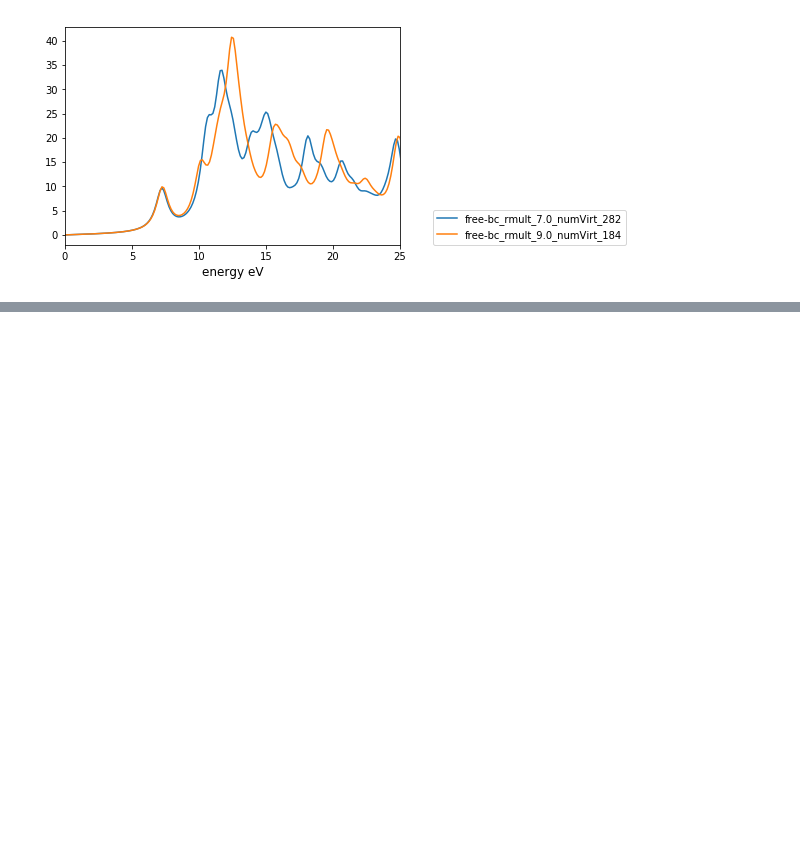
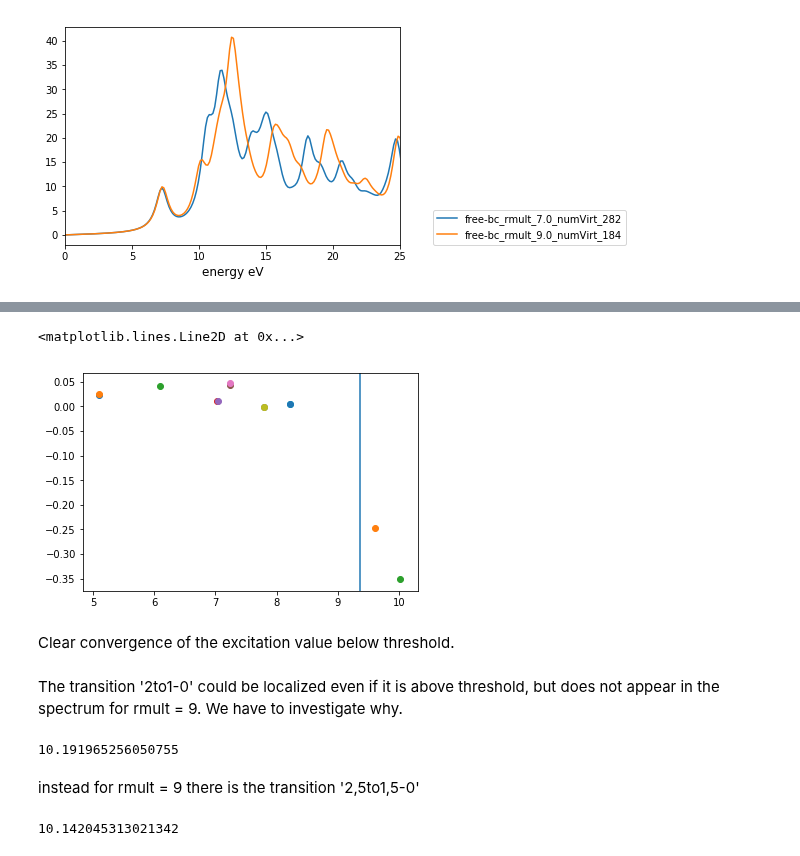
Before and after one commit to luigigenovese/KPM-nb, a Jupyter notebook: POLARIZABILITY/CO/Stability_and_convergence_linear_response.ipynb, the cells around one changed output, grey strips where cells are left out. Saved outputs shown, nothing was run; the diff lists cells and outputs as text; code cells hidden in the pictures; blank space fills up the shorter version.

```diff
--- a/POLARIZABILITY/CO/Stability_and_convergence_linear_response.ipynb
+++ b/POLARIZABILITY/CO/Stability_and_convergence_linear_response.ipynb
@@ -30,12 +30,12 @@ simSetup = {
 # %%
 statPol = {}
 spectrum = {}
-#excitations = {}
+excitations = {}
 Data = {}
 for bc,s in simSetup.iteritems():
     statPol[bc] = {}
     spectrum[bc] = {}
-    #excitations[bc] = {}
+    excitations[bc] = {}
     Data[bc] = {}
 
     path = bc+outputpath
@@ -46,8 +46,8 @@ for bc,s in simSetup.iteritems():
         statPol[bc][r] = Yaml.load(filename)
         filename = 'log/spectrum_rmult_'+str(r)+'.yaml'
         spectrum[bc][r] = Yaml.load(filename)
-        #filename = 'log/excitations_rmult_'+str(r)+'.yaml'
-        #excitations[bc][r] = Yaml.load(filename)
+        filename = 'log/excitations_singlena_rmult_'+str(r)+'.yaml'
+        excitations[bc][r] = Yaml.load(filename)
         logpath = 'log/log-Rmult_'+str(r)+'_numVirt_'+str(s['nVirtMax'][ind])+'.yaml'
         log = !ls $logpath
         print log
@@ -145,0 +150,4 @@ free-bc
+# %%
+allTr7 = R.allTransitions(excitations['free-bc'][7.0])
+allTr9 = R.allTransitions(excitations['free-bc'][9.0])
+#excitations['free-bc'][7.0][282]
@@ -145,0 +175,3 @@ free-bc
+# %%
+for a in allTr7[0:13]:
+    print a, excitations['free-bc'][7.0][282][a]['energy'], excitations['free-bc'][9.0][184][a]['energy']
@@ -145,0 +192,24 @@ free-bc
+# %%
+%matplotlib inline
+for a in allTr7[0:13]:
+    Energy7 = excitations['free-bc'][7.0][282][a]['energy']
+    deltaE = excitations['free-bc'][9.0][184][a]['energy']-excitations['free-bc'][7.0][282][a]['energy']
+    plt.scatter(Energy7,deltaE)
+plt.axvline(x=9.36)
+# %% [output]
+<matplotlib.lines.Line2D at 0x...>
+[figure, added]
+# %% [markdown]
+Clear convergence of the excitation value below threshold.
+# %% [markdown]
+The transition '2to1-0' could be localized even if it is above threshold, but does not appear in the spectrum for rmult = 9. We have to investigate why.
+# %%
+excitations['free-bc'][7.0][282]['2to1-0']['energy']
+# %% [output]
+10.191965256050755
+# %% [markdown]
+instead for rmult = 9 there is the transition '2,5to1,5-0'
+# %%
+excitations['free-bc'][9.0][184]['2,5to1,5-0']['energy']
+# %% [output]
+10.142045313021342
```
Also changed, not shown: parts of 8 cells of this notebook, 9 other files.
